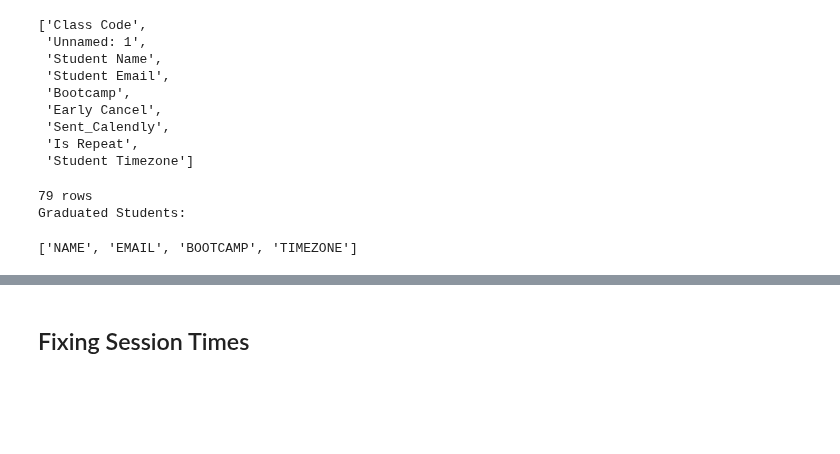
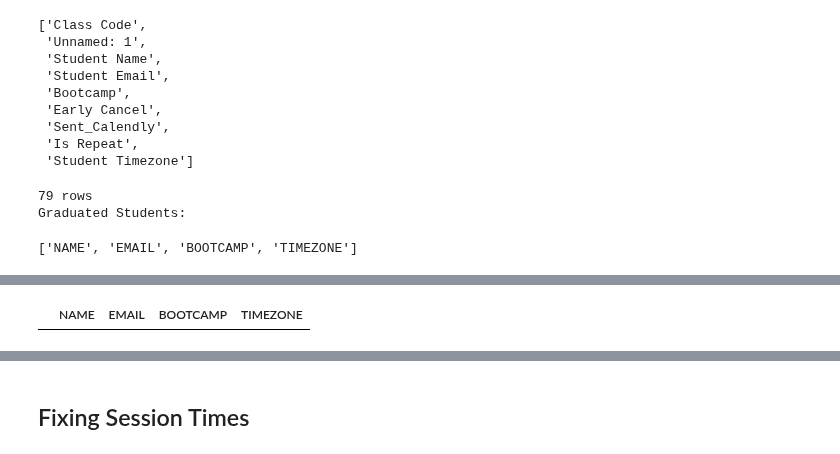
Before and after one commit to de-mark/tutoring_dashboard, a Jupyter notebook: src/data/data_cleaning.ipynb, the cells around one changed output, grey strips where cells are left out. Saved outputs shown, nothing was run; the diff lists cells and outputs as text; code cells hidden in the pictures; blank space fills up the shorter version.

```diff
--- a/src/data/data_cleaning.ipynb
+++ b/src/data/data_cleaning.ipynb
@@ -156,3 +156,8 @@ students.iloc[:, 2:]
+# %%
+# Running this check because sometimes the pipeline accidentally allows through rows without any values
+students[students.BOOTCAMP.isna()]
+# %% [output]
+|  | NAME | EMAIL | BOOTCAMP | TIMEZONE |
 # %%
 # We're using Label Encoder to quickly generate an ID for the students
 # Occasionally, while working in the old system, I subbed for other tutors
```
Also changed, not shown: parts of 16 cells of this notebook, 7 other files.
